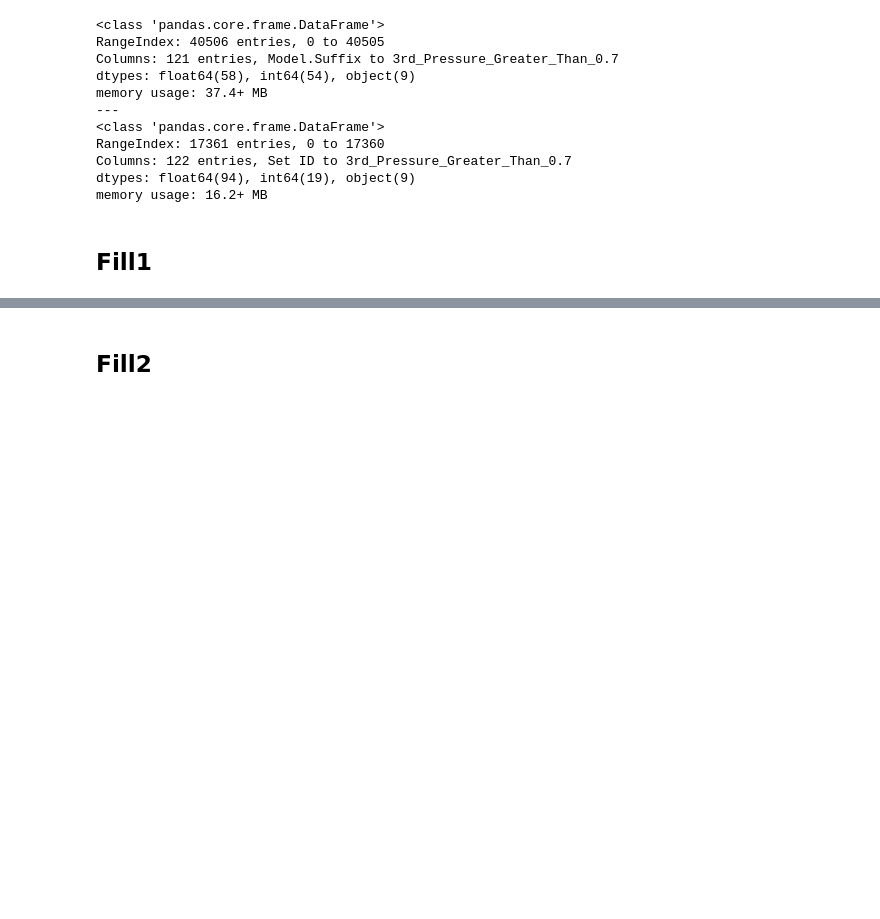
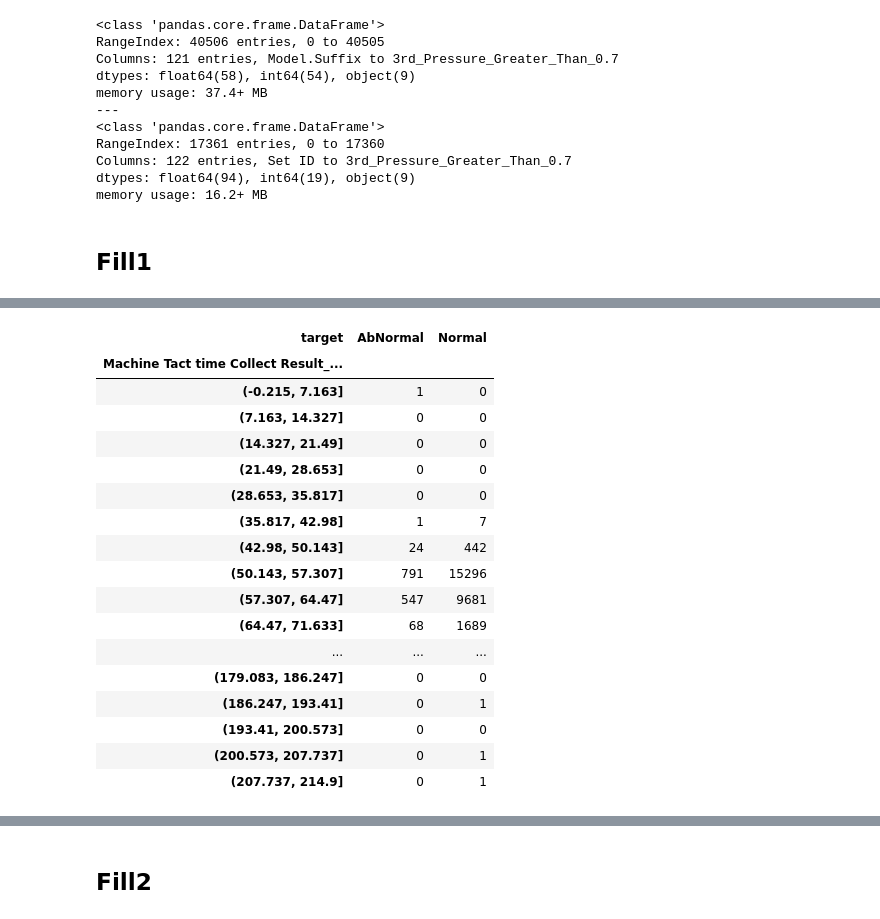
Before and after one commit to dyk9916/Lg_aimers5, a Jupyter notebook: total_code.ipynb, the cells around one changed output, grey strips where cells are left out. Cells and saved outputs as stored; diff of their text form; code cells hidden in the pictures; blank space fills up the shorter version.

```diff
--- a/total_code.ipynb
+++ b/total_code.ipynb
@@ -355,0 +459,26 @@ memory usage: 16.2+ MB
+# %%
+# Divide the machine tact time into 20 classes
+time_bins_30 = pd.cut(extracted_data['Machine Tact time Collect Result_Fill1'], bins=30)
+
+# Group by the time bins and target to find the count of abnormal and normal for each class
+class_counts_30 = extracted_data.groupby([time_bins_30, 'target']).size().unstack(fill_value=0)
+class_counts_30
+# %% [output]
+| target | AbNormal | Normal |
+| Machine Tact time Collect Result_... |  |  |
+| (-0.215, 7.163] | 1 | 0 |
+| (7.163, 14.327] | 0 | 0 |
+| (14.327, 21.49] | 0 | 0 |
+| (21.49, 28.653] | 0 | 0 |
+| (28.653, 35.817] | 0 | 0 |
+| (35.817, 42.98] | 1 | 7 |
+| (42.98, 50.143] | 24 | 442 |
+| (50.143, 57.307] | 791 | 15296 |
+| (57.307, 64.47] | 547 | 9681 |
+| (64.47, 71.633] | 68 | 1689 |
+| ... | ... | ... |
+| (179.083, 186.247] | 0 | 0 |
+| (186.247, 193.41] | 0 | 1 |
+| (193.41, 200.573] | 0 | 0 |
+| (200.573, 207.737] | 0 | 1 |
+| (207.737, 214.9] | 0 | 1 |
```
Also changed, not shown: parts of 19 cells of this notebook, 2 other files.
